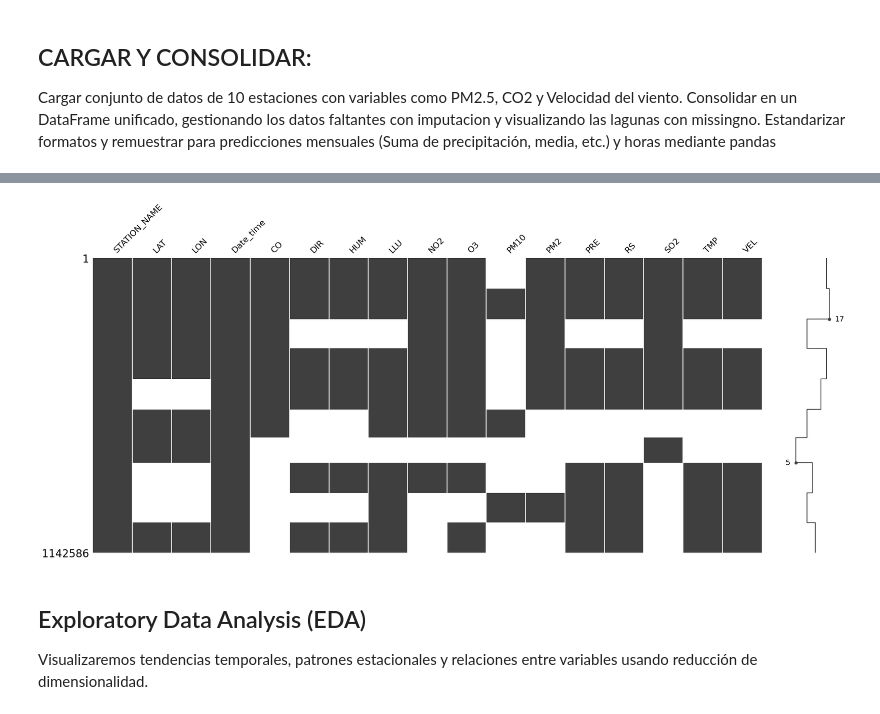
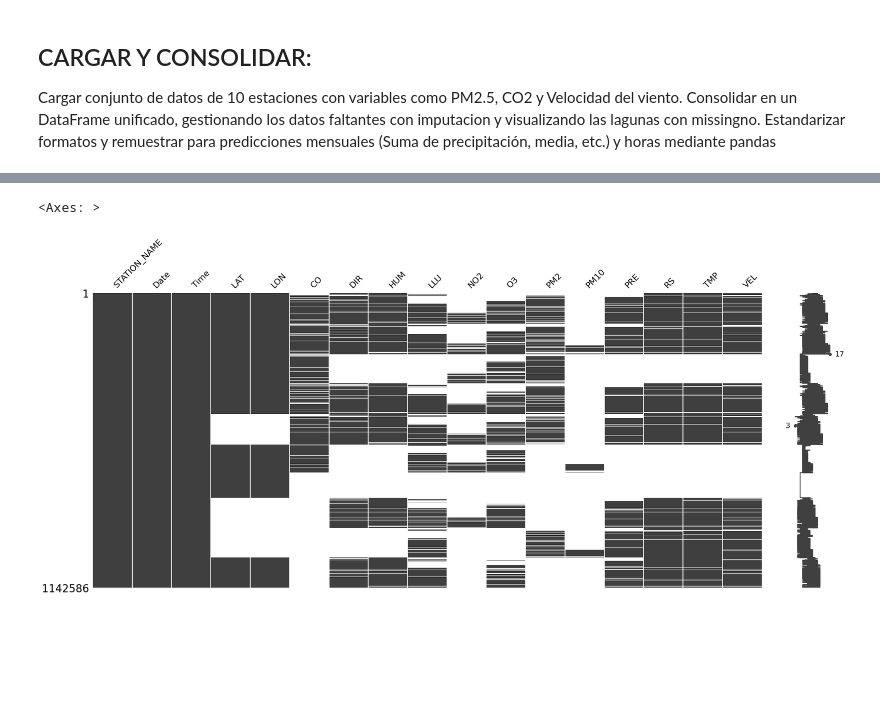
Before and after one commit to JossueJativa/InteligenciaArtificial2, a Jupyter notebook: Proyecto/EJDJ.ipynb, the cells around one changed output, grey strips where cells are left out. Drawn from its saved outputs; the diff is of its cells as text; code cells hidden in the pictures; blank space fills up the shorter version.

```diff
--- a/Proyecto/EJDJ.ipynb
+++ b/Proyecto/EJDJ.ipynb
@@ -90,29 +63,22 @@ msno.matrix(final_df)
-# %%
-# Limpiar la columna Date_time eliminando caracteres no deseados
-final_df["Date_time"] = final_df["Date_time"].astype(str).str.replace(r"\\.0$", "", regex=True)
-
-# Convertir la columna Date_time a formato datetime
-final_df["Date_time"] = pd.to_datetime(final_df["Date_time"], errors="coerce")
-
-# Verificar si hay valores no convertidos
-if final_df["Date_time"].isnull().any():
-    print("Advertencia: Algunos valores en 'Date_time' no se pudieron convertir. Revisa los datos.")
-    display(final_df[final_df["Date_time"].isnull()])
-
-# Ordenar el DataFrame por STATION_NAME y Date_time
-final_df = final_df.sort_values(by=["STATION_NAME", "Date_time"])
-
-# Lista de columnas a rellenar
-columns_to_fill = ["CO", "DIR", "HUM", "LLU", "NO2", "O3", "PM10", "PM2", "PRE", "RS", "SO2", "TMP", "VEL"]
-
-# Rellenar los valores NaN utilizando el método ffill (hacia adelante) y luego bfill (hacia atrás) por cada estación
-final_df[columns_to_fill] = final_df.groupby("STATION_NAME", group_keys=False)[columns_to_fill].apply(lambda x: x.ffill().bfill())
-
-msno.matrix(final_df)
-plt.show()
-# %% [output]
-[figure, removed]
-# %% [markdown]
-## Exploratory Data Analysis (EDA)
-
-Visualizaremos tendencias temporales, patrones estacionales y relaciones entre variables usando reducción de dimensionalidad.
+# %%
+# ------------------------- LIMPIEZA DE DATA -----------------------
+# Crear una nueva columna separando fecha y hora
+final_df['Date_time'] = pd.to_datetime(final_df['Date_time'], errors='coerce', format='mixed')
+final_df['Date'] = final_df['Date_time'].dt.date
+final_df['Time'] = final_df['Date_time'].dt.time
+
+# Eliminar columnas innecesarias
+final_df.drop(columns=['Date_time'], inplace=True)
+
+# Reordenar columnas
+final_df = final_df[[
+    "STATION_NAME", "Date", "Time", "LAT", "LON",
+    "CO", "DIR", "HUM", "LLU", "NO2", "O3",
+    "PM2", "PM10", "PRE", "RS", "TMP", "VEL"
+]]
+
+# Mostrar el gráfico de Missingno
+msno.matrix(final_df)
+# %% [output]
+<Axes: >
+[figure, added]
```
Also changed, not shown: parts of 11 cells of this notebook.
